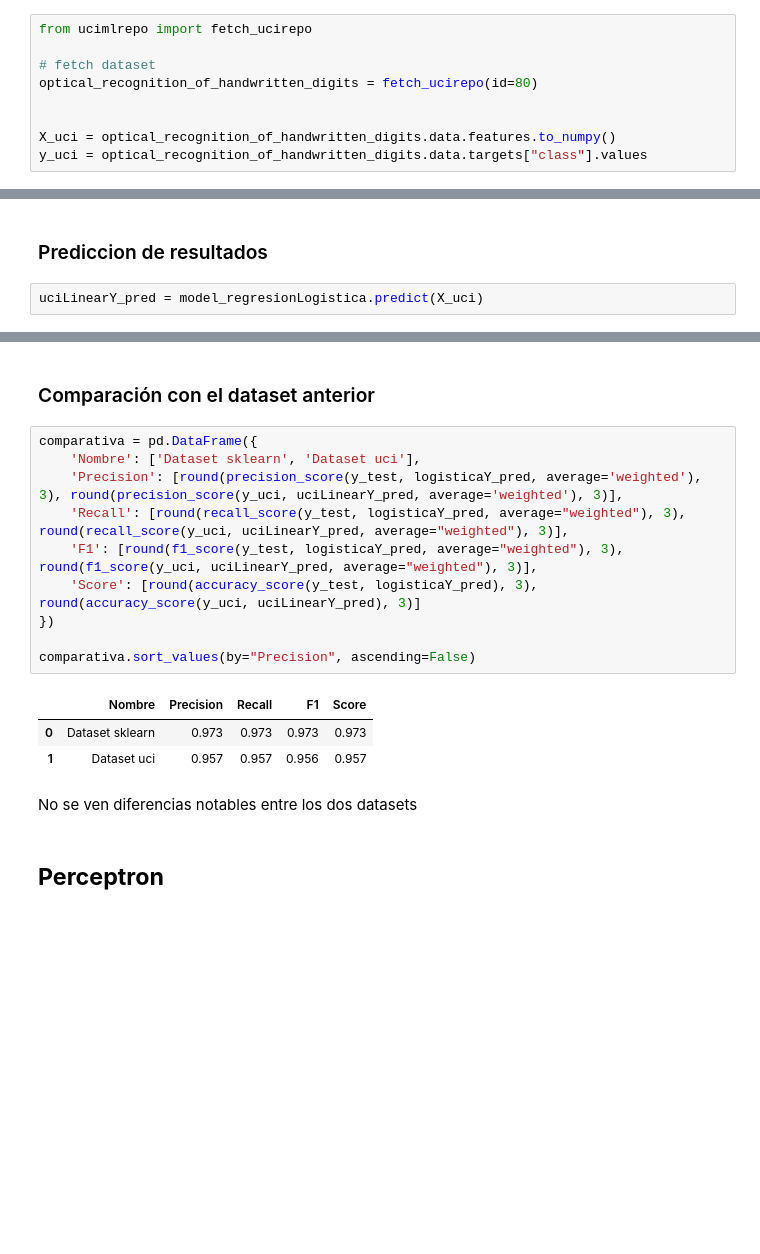
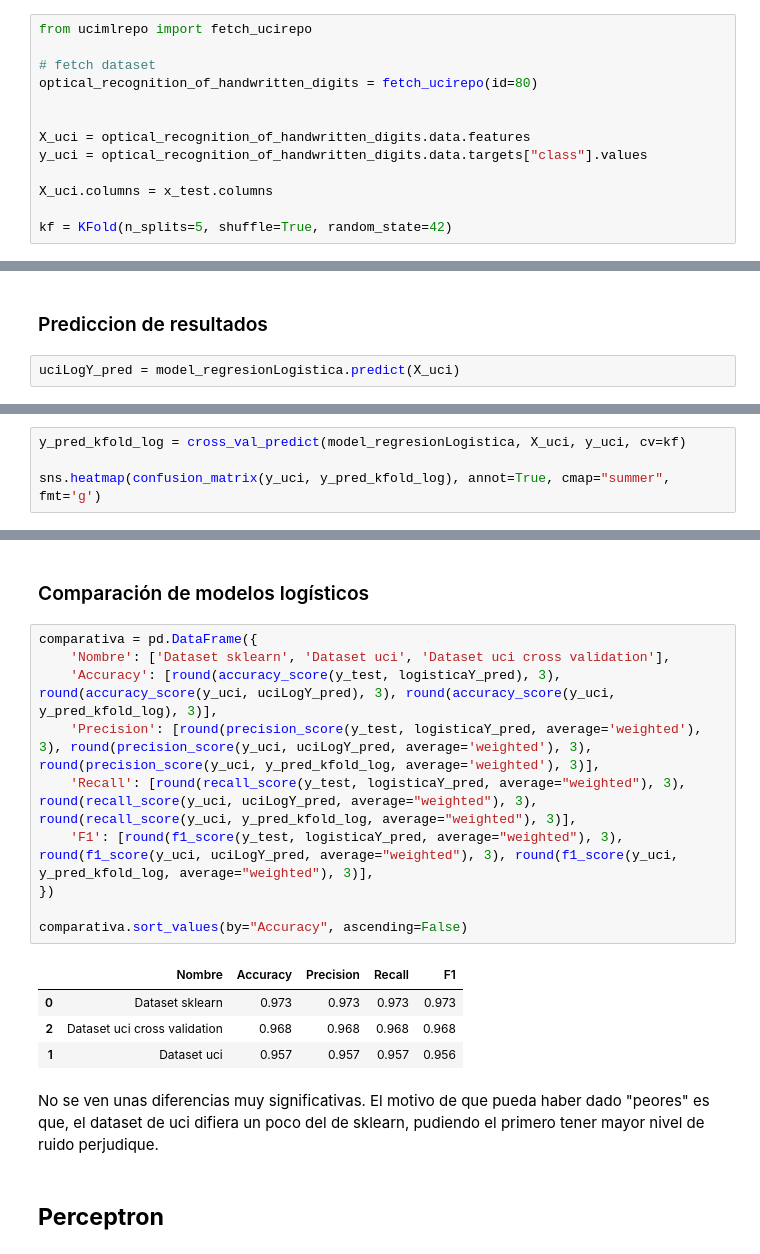
Before and after one commit to alberba/ia_2023, a Jupyter notebook: practica2/practica2.ipynb, the cells around one changed output, grey strips where cells are left out. Saved outputs shown, nothing was run; the diff lists cells and outputs as text; blank space fills up the shorter version.

```diff
--- a/practica2/practica2.ipynb
+++ b/practica2/practica2.ipynb
@@ -225,12 +226,16 @@ from ucimlrepo import fetch_ucirepo
 optical_recognition_of_handwritten_digits = fetch_ucirepo(id=80)
 
 
-X_uci = optical_recognition_of_handwritten_digits.data.features.to_numpy()
+X_uci = optical_recognition_of_handwritten_digits.data.features
 y_uci = optical_recognition_of_handwritten_digits.data.targets["class"].values
+
+X_uci.columns = x_test.columns
+
+kf = KFold(n_splits=5, shuffle=True, random_state=42)
 # %% [markdown]
 ## **Regresión Logística**
 # %% [markdown]
 ### Prediccion de resultados
 # %%
-uciLinearY_pred = model_regresionLogistica.predict(X_uci)
+uciLogY_pred = model_regresionLogistica.predict(X_uci)
 # %% [markdown]
@@ -262,0 +270,4 @@ weighted avg       0.96      0.96      0.96      5620
+# %%
+y_pred_kfold_log = cross_val_predict(model_regresionLogistica, X_uci, y_uci, cv=kf)
+
+sns.heatmap(confusion_matrix(y_uci, y_pred_kfold_log), annot=True, cmap="summer", fmt='g')
@@ -263,21 +297,22 @@ weighted avg       0.96      0.96      0.96      5620
 # %% [markdown]
-### Comparación con el dataset anterior
+### Comparación de modelos logísticos
 # %%
 comparativa = pd.DataFrame({
-    'Nombre': ['Dataset sklearn', 'Dataset uci'],
-    'Precision': [round(precision_score(y_test, logisticaY_pred, average='weighted'), 3), round(precision_score(y_uci, uciLinearY_pred, average='weighted'), 3)],
-    'Recall': [round(recall_score(y_test, logisticaY_pred, average="weighted"), 3), round(recall_score(y_uci, uciLinearY_pred, average="weighted"), 3)],
-    'F1': [round(f1_score(y_test, logisticaY_pred, average="weighted"), 3), round(f1_score(y_uci, uciLinearY_pred, average="weighted"), 3)],
-    'Score': [round(accuracy_score(y_test, logisticaY_pred), 3), round(accuracy_score(y_uci, uciLinearY_pred), 3)]
+    'Nombre': ['Dataset sklearn', 'Dataset uci', 'Dataset uci cross validation'],
+    'Accuracy': [round(accuracy_score(y_test, logisticaY_pred), 3), round(accuracy_score(y_uci, uciLogY_pred), 3), round(accuracy_score(y_uci, y_pred_kfold_log), 3)],
+    'Precision': [round(precision_score(y_test, logisticaY_pred, average='weighted'), 3), round(precision_score(y_uci, uciLogY_pred, average='weighted'), 3), round(precision_score(y_uci, y_pred_kfold_log, average='weighted'), 3)],
+    'Recall': [round(recall_score(y_test, logisticaY_pred, average="weighted"), 3), round(recall_score(y_uci, uciLogY_pred, average="weighted"), 3), round(recall_score(y_uci, y_pred_kfold_log, average="weighted"), 3)],
+    'F1': [round(f1_score(y_test, logisticaY_pred, average="weighted"), 3), round(f1_score(y_uci, uciLogY_pred, average="weighted"), 3), round(f1_score(y_uci, y_pred_kfold_log, average="weighted"), 3)],
 })
 
-comparativa.sort_values(by="Precision", ascending=False)
+comparativa.sort_values(by="Accuracy", ascending=False)
 # %% [output]
-|  | Nombre | Precision | Recall | F1 | Score |
+|  | Nombre | Accuracy | Precision | Recall | F1 |
 | 0 | Dataset sklearn | 0.973 | 0.973 | 0.973 | 0.973 |
-| 1 | Dataset uci | 0.957 | 0.957 | 0.956 | 0.957 |
+| 2 | Dataset uci cross validation | 0.968 | 0.968 | 0.968 | 0.968 |
+| 1 | Dataset uci | 0.957 | 0.957 | 0.957 | 0.956 |
 # %% [markdown]
-No se ven diferencias notables entre los dos datasets
+No se ven unas diferencias muy significativas. El motivo de que pueda haber dado "peores" es que, el dataset de uci difiera un poco del de sklearn, pudiendo el primero tener mayor nivel de ruido perjudique.
 # %% [markdown]
 ## **Perceptron**
 # %% [markdown]
```
Also changed, not shown: parts of 31 cells of this notebook.
